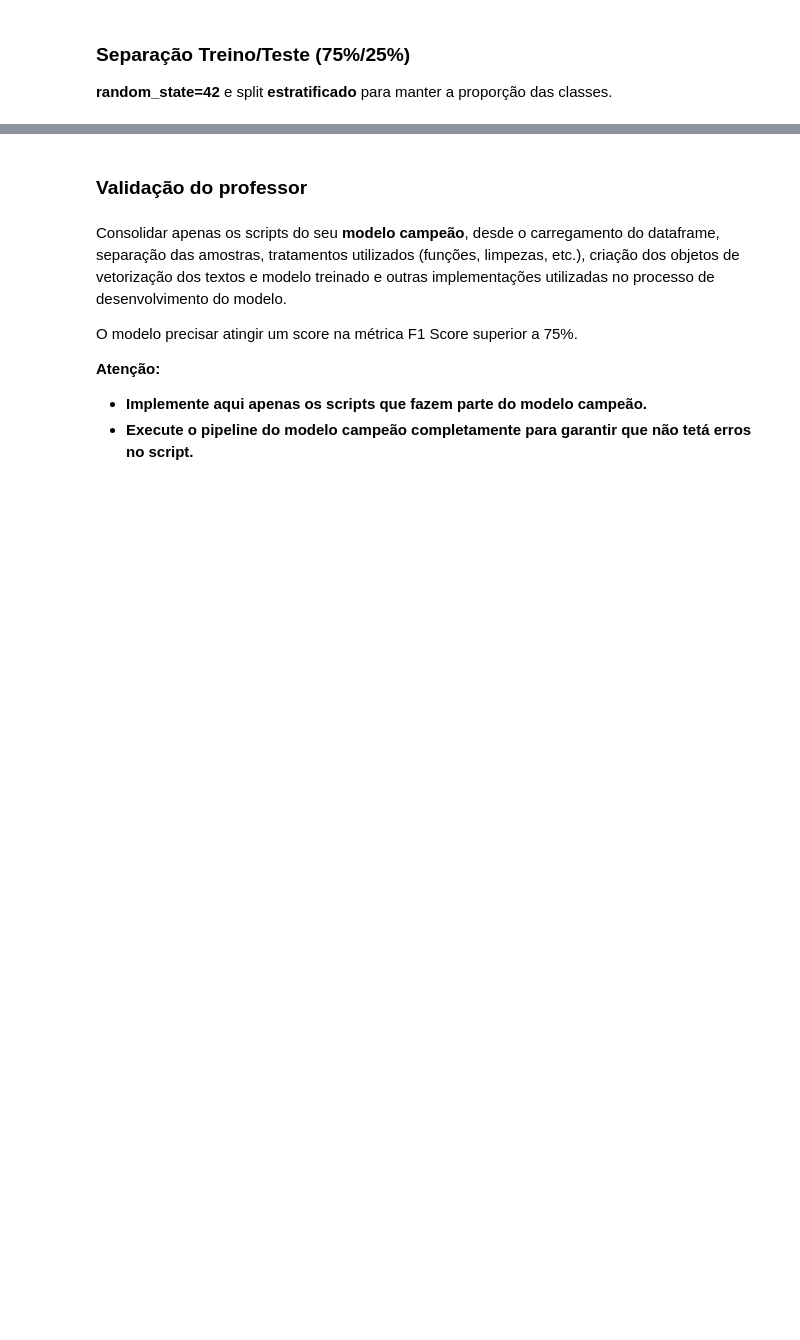
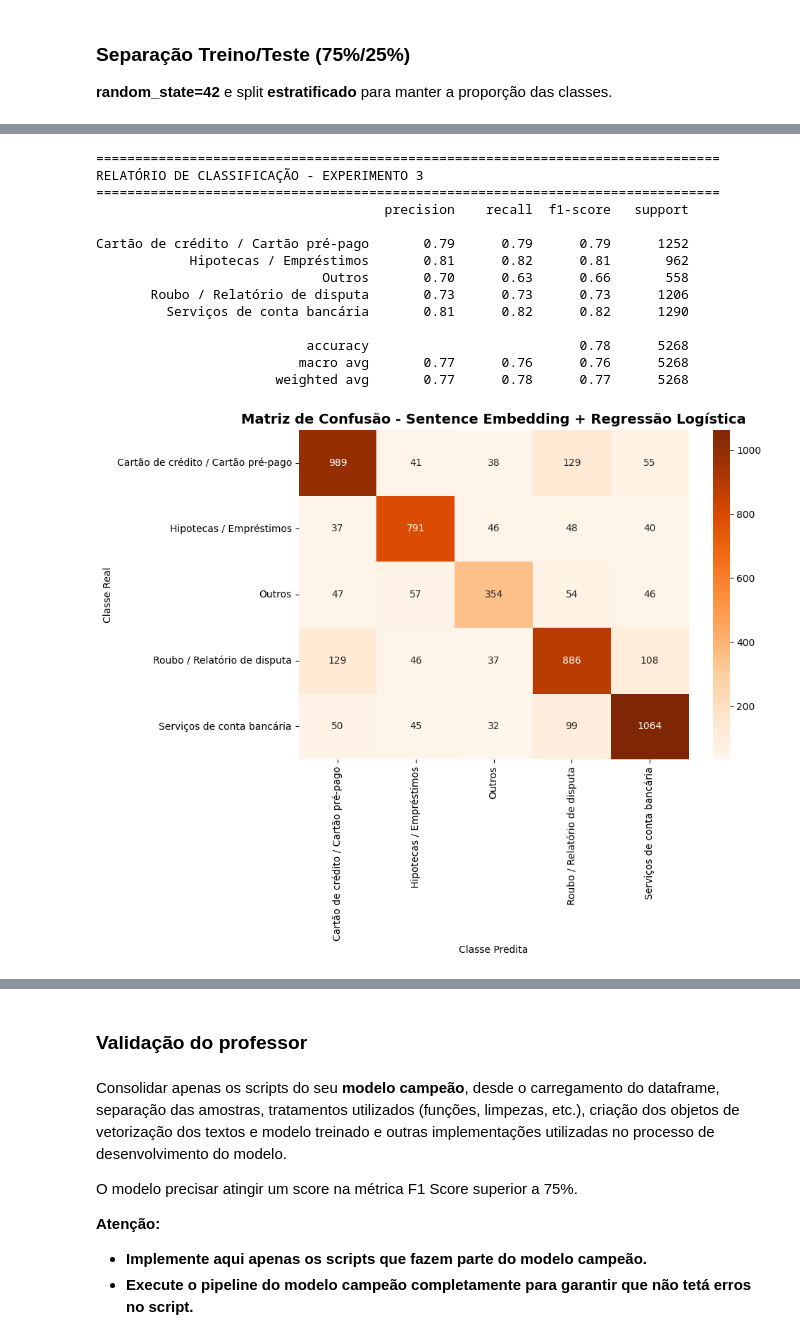
Before and after one commit to xduzao/MBA_NLP, a Jupyter notebook: Template_Trabalho_Final_NLP.ipynb, the cells around one changed output, grey strips where cells are left out. Cells and saved outputs as stored; diff of their text form; code cells hidden in the pictures; blank space fills up the shorter version.

```diff
--- a/Template_Trabalho_Final_NLP.ipynb
+++ b/Template_Trabalho_Final_NLP.ipynb
@@ -489,0 +1026,26 @@ print(y_train.value_counts())
+# %%
+from sentence_transformers import SentenceTransformer
+
+
+print("="*80)
+print("EXPERIMENTO 3: SENTENCE EMBEDDING + REGRESSÃO LOGÍSTICA")
+print("="*80)
+
+# Carregar modelo de Sentence Transformer
+print("\n[1/5] Carregando modelo de embeddings...")
+print("  Modelo: paraphrase-multilingual-MiniLM-L12-v2")
+embedding_model = SentenceTransformer('paraphrase-multilingual-MiniLM-L12-v2')
+print("✓ Modelo carregado com sucesso!")
+
+# Gerar embeddings (usando textos originais, não pré-processados)
+# Transformers já lidam bem com o texto bruto
+print("\n[2/5] Gerando embeddings para conjunto de treino...")
+start_emb = time.time()
+X_train_embeddings = embedding_model.encode(X_train.tolist(), show_progress_bar=True)
+print(f"✓ Embeddings de treino gerados em {time.time() - start_emb:.2f}s")
+print(f"  Shape: {X_train_embeddings.shape}")
+
+print("\n[3/5] Gerando embeddings para conjunto de teste...")
+X_test_embeddings = embedding_model.encode(X_test.tolist(), show_progress_bar=True)
+print(f"✓ Embeddings de teste gerados")
+print(f"  Shape: {X_test_embeddings.shape}")
@@ -489,0 +1141,35 @@ print(y_train.value_counts())
+# %%
+# Relatório de classificação
+print("\n" + "="*80)
+print("RELATÓRIO DE CLASSIFICAÇÃO - EXPERIMENTO 3")
+print("="*80)
+print(classification_report(y_test, y_pred_emb))
+
+# Matriz de confusão
+fig, ax = plt.subplots(figsize=(10, 8))
+cm = confusion_matrix(y_test, y_pred_emb)
+sns.heatmap(cm, annot=True, fmt='d', cmap='Oranges',
+            xticklabels=grid_search_emb.classes_,
+            yticklabels=grid_search_emb.classes_,
+            ax=ax)
+ax.set_title('Matriz de Confusão - Sentence Embedding + Regressão Logística', fontsize=14, fontweight='bold')
+ax.set_ylabel('Classe Real')
+ax.set_xlabel('Classe Predita')
+plt.tight_layout()
+plt.show()
+# %% [output]
+================================================================================
+RELATÓRIO DE CLASSIFICAÇÃO - EXPERIMENTO 3
+================================================================================
+                                     precision    recall  f1-score   support
+
+Cartão de crédito / Cartão pré-pago       0.79      0.79      0.79      1252
+            Hipotecas / Empréstimos       0.81      0.82      0.81       962
+                             Outros       0.70      0.63      0.66       558
+       Roubo / Relatório de disputa       0.73      0.73      0.73      1206
+         Serviços de conta bancária       0.81      0.82      0.82      1290
+
+                           accuracy                           0.78      5268
+                          macro avg       0.77      0.76      0.76      5268
+                       weighted avg       0.77      0.78      0.77      5268
+[figure, added]
```
Also changed, not shown: parts of 36 cells of this notebook, 1 other file.
